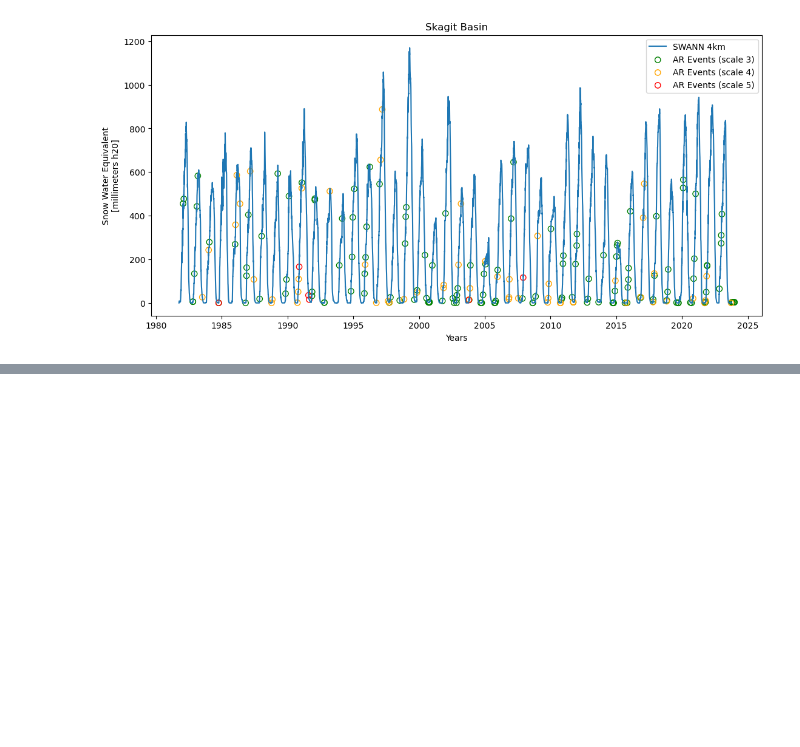
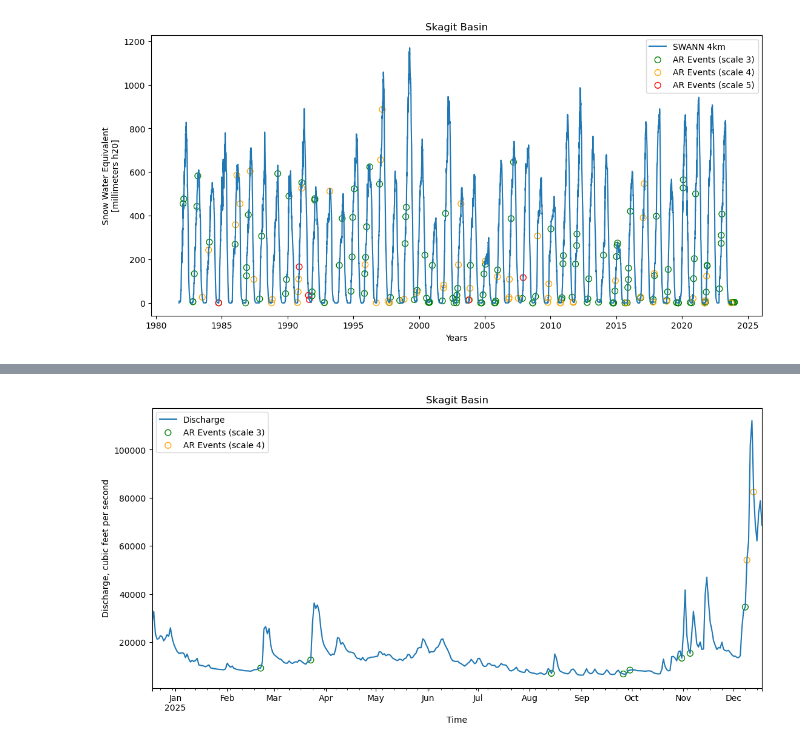
Before and after one commit to DSHydro/SnowComp, a Jupyter notebook: Getting Skagit Data.ipynb, the cells around one changed output, grey strips where cells are left out. Saved outputs shown, nothing was run; the diff lists cells and outputs as text; code cells hidden in the pictures; blank space fills up the shorter version.

Commit message:
added streamflow graph

```diff
--- a/Getting Skagit Data.ipynb
+++ b/Getting Skagit Data.ipynb
@@ -121,5 +104,5 @@ plt.show()
 # %%
-def filter_dates(scale):
+def filter_dates(scale, lower_bound, upper_bound):
     filtered_dates = []
     for date in AR_dates:
         year = date.year
@@ -130,7 +113,8 @@ def filter_dates(scale):
         if freq == scale:
             filtered_dates.append(date)
 
-    filtered_dates = [date for date in filtered_dates if 1982 <= date.year <= 2023]
+
+    filtered_dates = [date for date in filtered_dates if lower_bound <= date.year <= upper_bound]
 
     return filtered_dates
 # %%
@@ -178,0 +167,8 @@ plt.show()
+# %%
+site_name = 'Skagit River'
+csv_filename = 'skagit-river-streamflow(24-25).csv'
+
+# ~ 3 years of data
+start_date = '2022-12-18'
+end_date = '2025-12-18'
+site_num = '12200500'
@@ -178,0 +217,31 @@ plt.show()
+# %%
+def get_discharge_values(dates):
+    values = []
+    for date in dates:
+        date = date.normalize() # no hours
+        idx = nwis_df.index.get_indexer([date], method='nearest')[0]
+        value = nwis_df.iloc[idx]['value']
+
+        values.append(value)
+
+    return values
+# %%
+dates_3 = filter_dates(3, 2024, 2025)
+SF_events_3 = get_discharge_values(dates_3)
+
+dates_4 = filter_dates(4, 2024, 2025)
+SF_events_4 = get_discharge_values(dates_4)
+# %%
+plt.figure(figsize=(13, 6))
+nwis_df['value'].plot(label='Discharge')
+
+plt.scatter(dates_3, SF_events_3, facecolors='none', edgecolors='green', s=50, label="AR Events (scale 3)")
+plt.scatter(dates_4, SF_events_4, facecolors='none', edgecolors='orange', s=50, label="AR Events (scale 4)")
+
+plt.legend()
+plt.xlabel("Time")
+plt.ylabel("Discharge, cubic feet per second")
+plt.title("Skagit Basin")
+plt.show()
+# %% [output]
+[figure, added]
```
Also changed, not shown: parts of 12 cells of this notebook.
